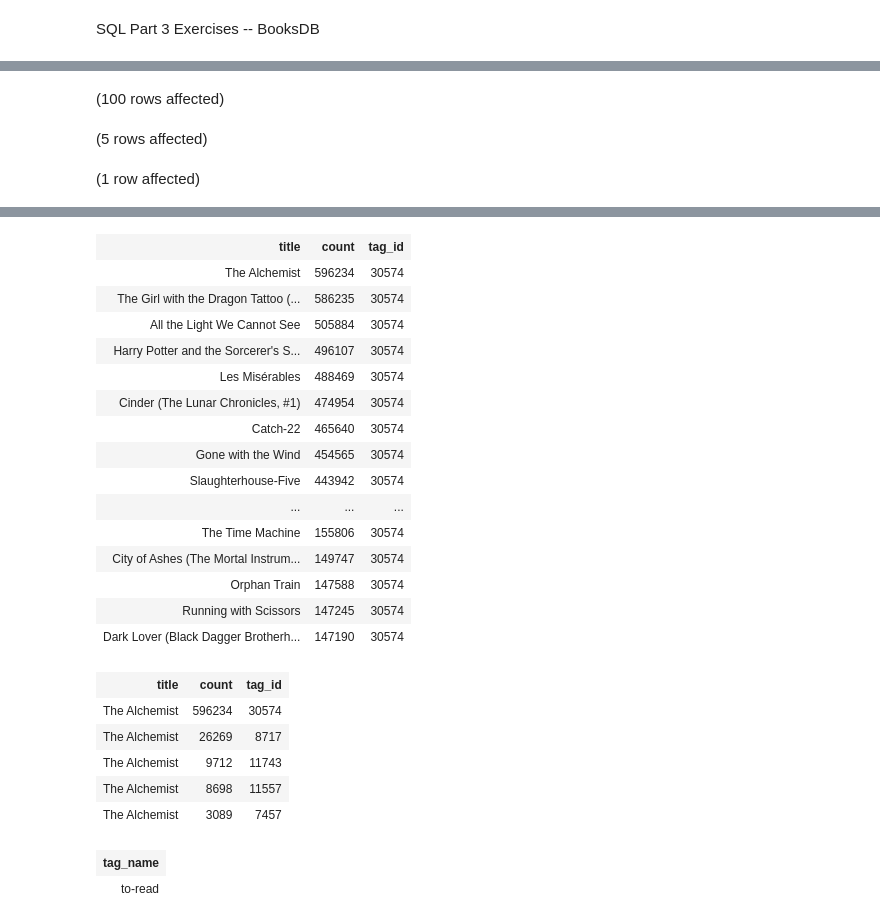
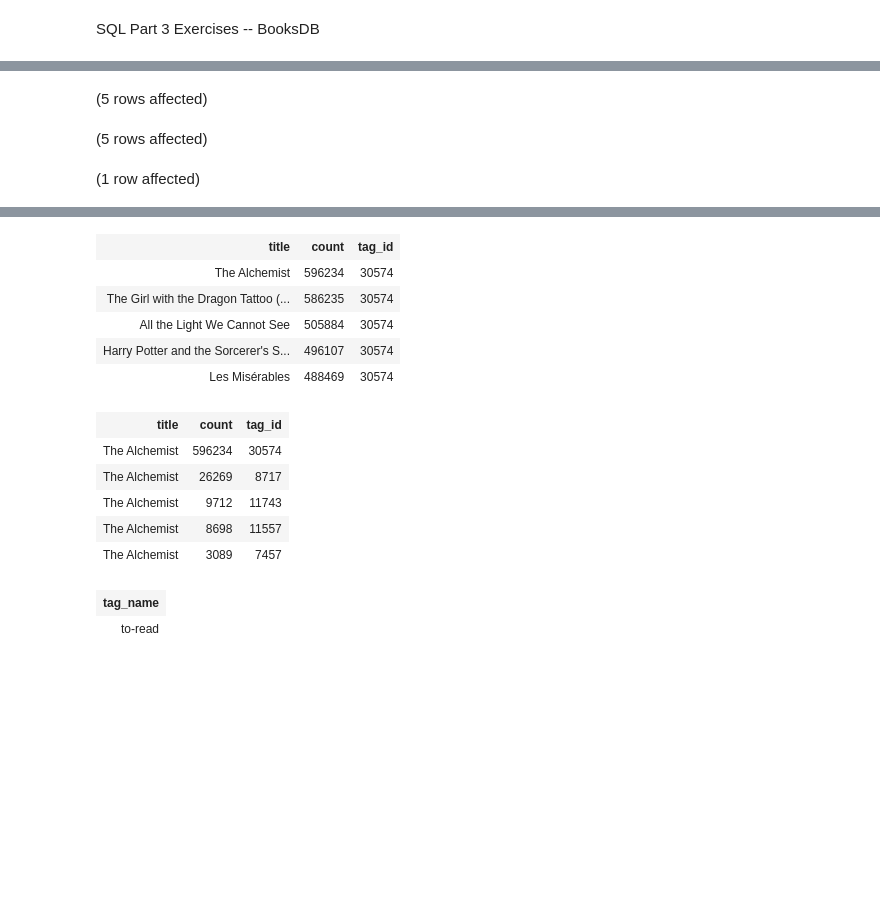
Before and after one commit to yayasanya/SQL-Part-3-Exercises, a Jupyter notebook: SQL-Part-3-Exercises/Notebook-1.ipynb, the cells around one changed output, grey strips where cells are left out. Drawn from its saved outputs; the diff is of its cells as text; code cells hidden in the pictures; blank space fills up the shorter version.

```diff
--- a/SQL-Part-3-Exercises/Notebook-1.ipynb
+++ b/SQL-Part-3-Exercises/Notebook-1.ipynb
@@ -40,7 +143,7 @@ Total execution time: 00:00:00.056
 -- using the books and book_tags tables:
 
 -- What Book has the most popular tag id?
-SELECT TOP 100 b.title, bt.count, bt.tag_id
+SELECT TOP 5 b.title, bt.count, bt.tag_id
 FROM BooksDB.dbo.books AS b
 INNER JOIN BooksDB.dbo.book_tags AS bt
 ON bt.goodreads_book_id = b.best_book_id
@@ -66,6 +169,6 @@ FROM BooksDB.dbo.tags
 WHERE tag_id = 30574;
 -- ANS: to-read (seriously?!?)
 # %% [output]
-(100 rows affected)
+(5 rows affected)
 (5 rows affected)
 (1 row affected)
@@ -73,19 +176,9 @@ Total execution time: 00:00:01.195
 | title | count | tag_id |
 | The Alchemist | 596234 | 30574 |
 | The Girl with the Dragon Tattoo (... | 586235 | 30574 |
 | All the Light We Cannot See | 505884 | 30574 |
 | Harry Potter and the Sorcerer's S... | 496107 | 30574 |
 | Les Misérables | 488469 | 30574 |
-| Cinder (The Lunar Chronicles, #1) | 474954 | 30574 |
-| Catch-22 | 465640 | 30574 |
-| Gone with the Wind | 454565 | 30574 |
-| Slaughterhouse-Five | 443942 | 30574 |
-| ... | ... | ... |
-| The Time Machine | 155806 | 30574 |
-| City of Ashes (The Mortal Instrum... | 149747 | 30574 |
-| Orphan Train | 147588 | 30574 |
-| Running with Scissors | 147245 | 30574 |
-| Dark Lover (Black Dagger Brotherh... | 147190 | 30574 |
 | title | count | tag_id |
 | The Alchemist | 596234 | 30574 |
 | The Alchemist | 26269 | 8717 |
```
Also changed, not shown: parts of 15 cells of this notebook.
